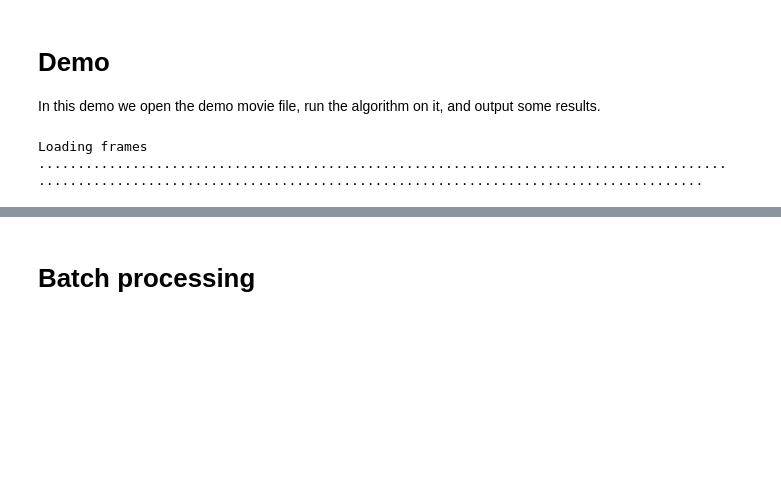
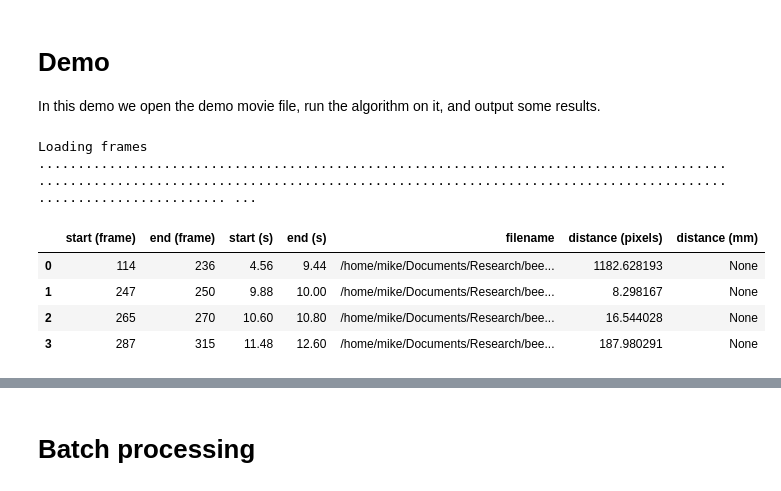
Before and after one commit to lionfish0/beewalkvideotrack, a Jupyter notebook: jupyter/Demo.ipynb, the cells around one changed output, grey strips where cells are left out. Saved outputs shown, nothing was run; the diff lists cells and outputs as text; code cells hidden in the pictures; blank space fills up the shorter version.

```diff
--- a/jupyter/Demo.ipynb
+++ b/jupyter/Demo.ipynb
@@ -6,11 +6,20 @@ from beewalkvideotrack import BeeTrack
 In this demo we open the demo movie file, run the algorithm on it, and output some results.
 # %%
 #First, open the video file and store (low-res version) in memory
-bt = BeeTrack('demovideo.mp4',fromframe=40)
+#bt = BeeTrack('demovideo.mp4',fromframe=40)
+bt = BeeTrack('/home/mike/Documents/Research/beebehaviourdata/labelled/19N_e_vert-G18.mp4',fromframe=0)
 # %% [output]
 Loading frames
-.............................................................................................................................................................................
+........................................................................................................................................................................................................ ...
 # %%
 #Second, run the analysis, and compute various features.
 bt.getpath()
 bt.compute_features()
+# %%
+bt.walksegments
+# %% [output]
+|  | start (frame) | end (frame) | start (s) | end (s) | filename | distance (pixels) | distance (mm) |
+| 0 | 114 | 236 | 4.56 | 9.44 | /home/mike/Documents/Research/bee... | 1182.628193 | None |
+| 1 | 247 | 250 | 9.88 | 10.00 | /home/mike/Documents/Research/bee... | 8.298167 | None |
+| 2 | 265 | 270 | 10.60 | 10.80 | /home/mike/Documents/Research/bee... | 16.544028 | None |
+| 3 | 287 | 315 | 11.48 | 12.60 | /home/mike/Documents/Research/bee... | 187.980291 | None |
```
Also changed, not shown: parts of 7 cells of this notebook, 2 other files.
